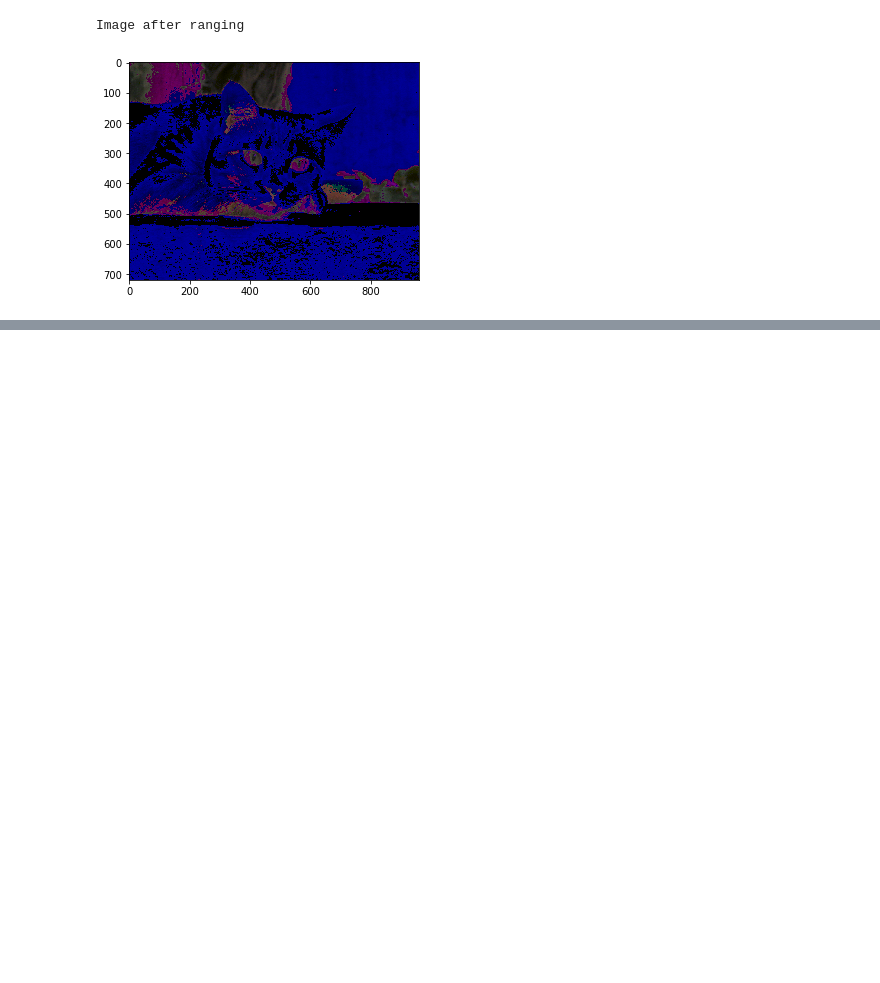
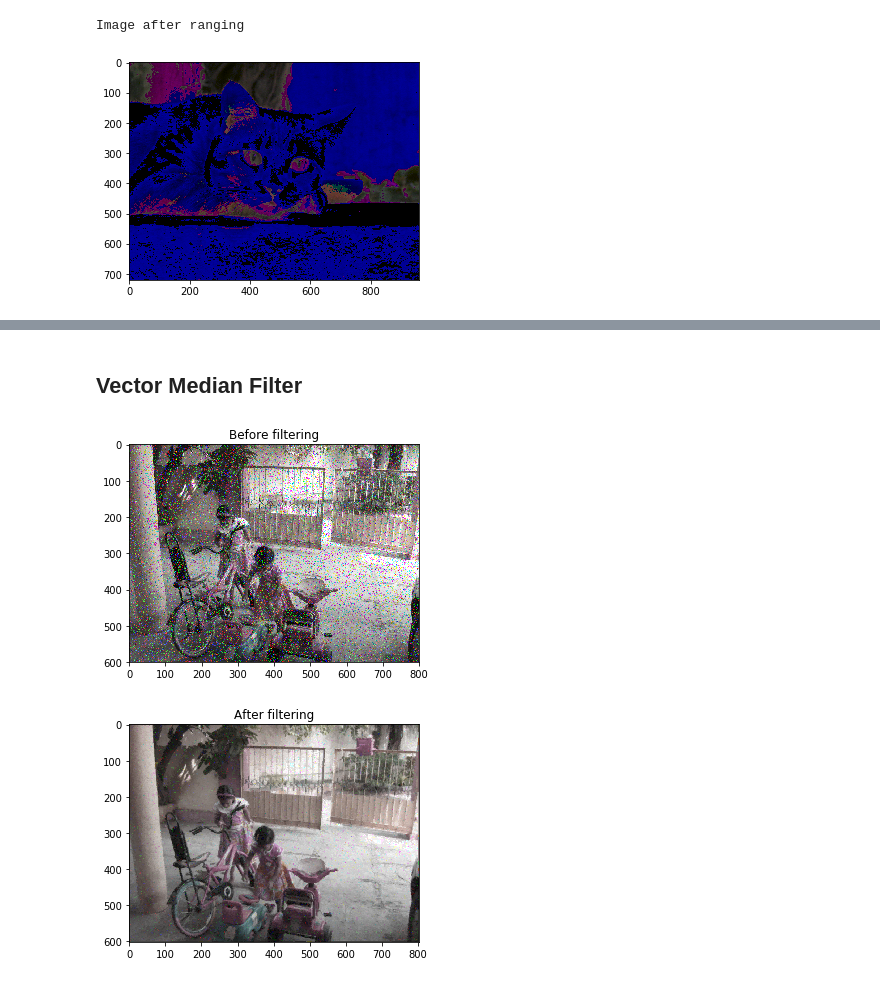
Before and after one commit to saisk8/Color-Image-Processing, a Jupyter notebook: Assignment-1/Assignment-1.ipynb, the cells around one changed output, grey strips where cells are left out. Cells and saved outputs as stored; diff of their text form; code cells hidden in the pictures; blank space fills up the shorter version.

```diff
--- a/Assignment-1/Assignment-1.ipynb
+++ b/Assignment-1/Assignment-1.ipynb
@@ -93,0 +95,39 @@ colorRangeHSV(120, 30, 100, 20, "Images/orange-flower.ppm")
+# %% [markdown]
+## Vector Median Filter
+# %%
+def VectorMedianFilter(img):
+    img_rgb = cv2.cvtColor(img, cv2.COLOR_BGR2RGB)
+    # Pad the image
+    img_pad = cv2.copyMakeBorder(img_rgb, 1, 1, 1, 1, cv2.BORDER_CONSTANT)
+    neighbours = [[0,0,0]] * 9
+    height, width = img_pad.shape[0], img_pad.shape[1]
+    for i in range(1,height-1):
+        for j in range(1,width-1):
+            neighbours[0] = img_pad[i-1, j-1,:]
+            neighbours[1] = img_pad[i-1, j,:]
+            neighbours[2] = img_pad[i-1, j+1,:]
+            neighbours[3] = img_pad[i, j-1,:]
+            neighbours[4] = img_pad[i, j, :]
+            neighbours[5] = img_pad[i, j+1, :]
+            neighbours[6] = img_pad[i+1, j-1, :]
+            neighbours[7] = img_pad[i+1, j, :]
+            neighbours[8] = img_pad[i+1, j+1, :]
+            mean = np.mean(neighbours, axis=0)
+            dist = []
+            for x in range(9):
+                dist.append(np.linalg.norm(neighbours[x] - mean))
+            least = np.argmin(dist)
+            img_pad[i,j,:] = neighbours[least]
+
+    plt.title('After filtering')
+    plt.imshow(img_pad)
+    plt.show()
+
+img = cv2.imread("Images/children-faded.ppm")
+plt.title('Before filtering')
+plt.imshow(cv2.cvtColor(img, cv2.COLOR_BGR2RGB))
+plt.show()
+VectorMedianFilter(img)
+# %% [output]
+[figure, added]
+[figure, added]
```
Also changed, not shown: parts of 6 cells of this notebook, 4 other files.
